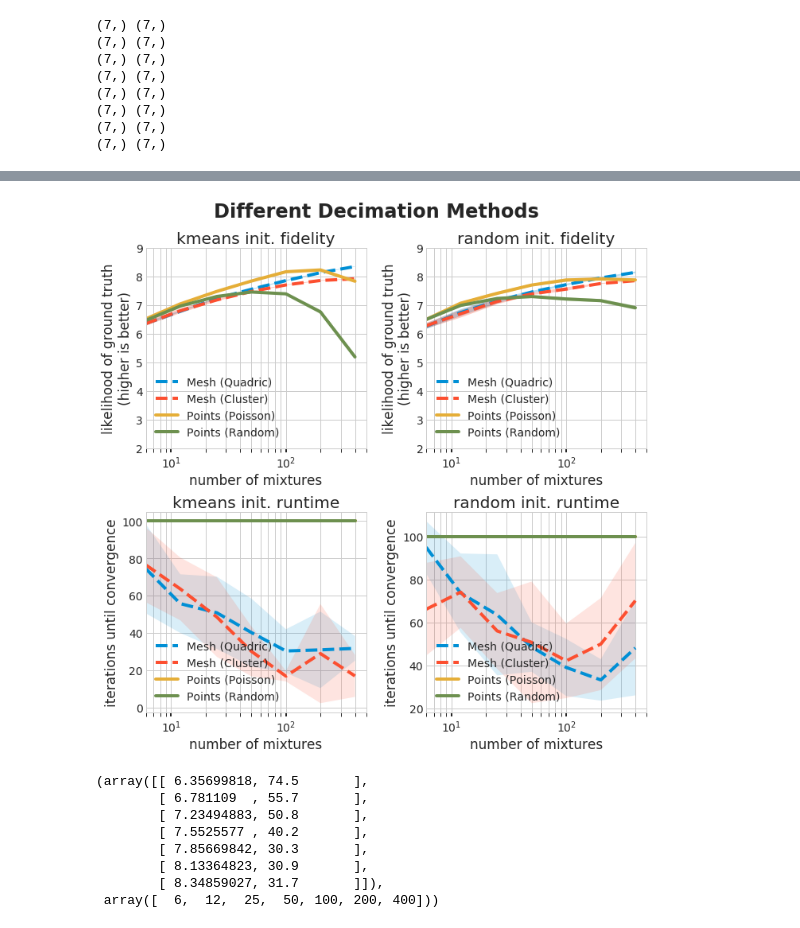
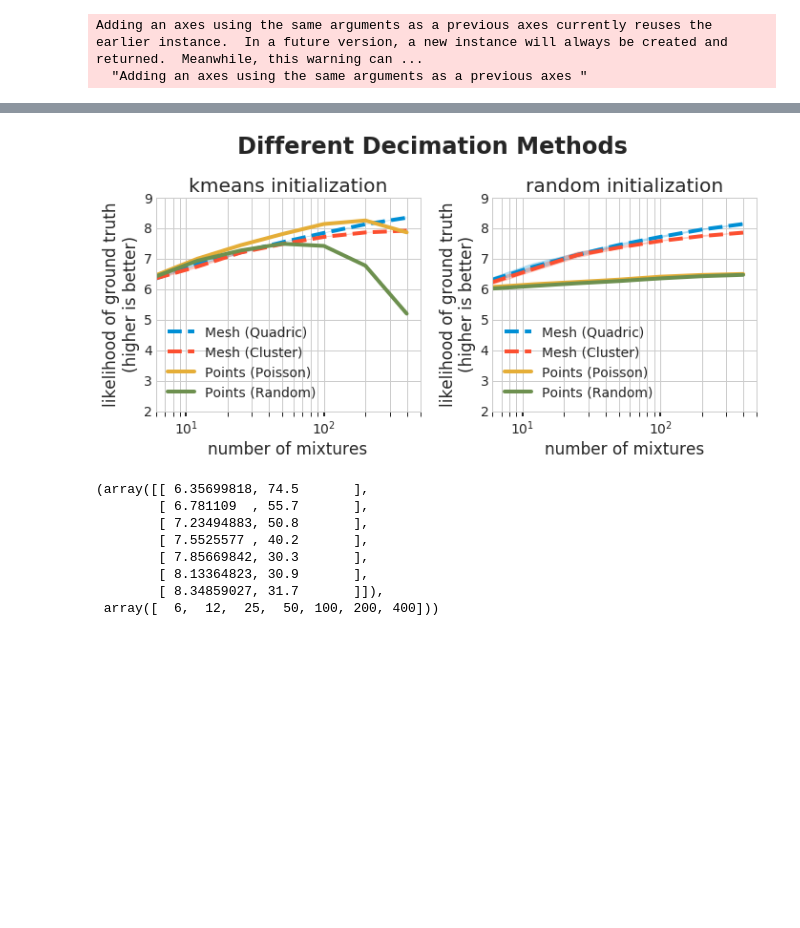
Before and after one commit to leonidk/direct_gmm, a Jupyter notebook: format_graphs.ipynb, the cells around one changed output, grey strips where cells are left out. Drawn from its saved outputs; the diff is of its cells as text; code cells hidden in the pictures; blank space fills up the shorter version.

```diff
--- a/format_graphs.ipynb
+++ b/format_graphs.ipynb
@@ -4,13 +4,13 @@ import matplotlib.pyplot as plt
 import pandas as pd
 import matplotlib.ticker
 # %%
-df = pd.read_csv("bunny_fit_monday_subsamples_100.log",names=['k','init','model','l','i'])
+df = pd.read_csv("bunny_fit_monday_subsamples_25.log",names=['k','init','model','l','i'])
 mdf2 = df.groupby(['init','model','k']).mean()
 sdf2 = df.groupby(['init','model','k']).std()
 mdf = df.groupby(['init','model','k']).mean()
 sdf = df.groupby(['init','model','k']).std()
 # %%
-pltstuff = 2
+pltstuff = 1
 
 fig = plt.figure(figsize=(10,pltstuff*5))
 from matplotlib import rc
@@ -52,6 +52,8 @@ for ii, init in enumerate(['kmeans','random']):
         plt.grid(True)
         plt.xlabel('number of mixtures')
         plt.title('{} init. fidelity'.format(init))
+        plt.title('{} initialization'.format(init))
+
         plt.ylabel('likelihood of ground truth\n(higher is better)')
         plt.ylim(2,9)
         ax.set_xscale("log", nonposx='clip')
@@ -95,11 +97,5 @@ fig.subplots_adjust(top=0.7+pltstuff*0.1)
 plt.suptitle('Different Decimation Methods',size=24,weight='bold')
 plt.savefig('graphs-qc.pdf', facecolor=fig.get_facecolor(), edgecolor='none')
 # %% [output]
-(7,) (7,)
-(7,) (7,)
-(7,) (7,)
-(7,) (7,)
-(7,) (7,)
-(7,) (7,)
-(7,) (7,)
-(7,) (7,)
+Adding an axes using the same arguments as a previous axes currently reuses the earlier instance.  In a future version, a new instance will always be created and returned.  Meanwhile, this warning can ...
+  "Adding an axes using the same arguments as a previous axes "
@@ -108,4 +102,4 @@ Adding an axes using the same arguments as a previous axes currently reuses the
-[figure, old version]
+[figure, new version]
 # %%
 mdf2.loc[('kmeans',0),].values, np.array(mdf2.loc[('kmeans',0),].index)
 # %% [output]
```
Also changed, not shown: parts of 1 cell of this notebook, 4 other files.
